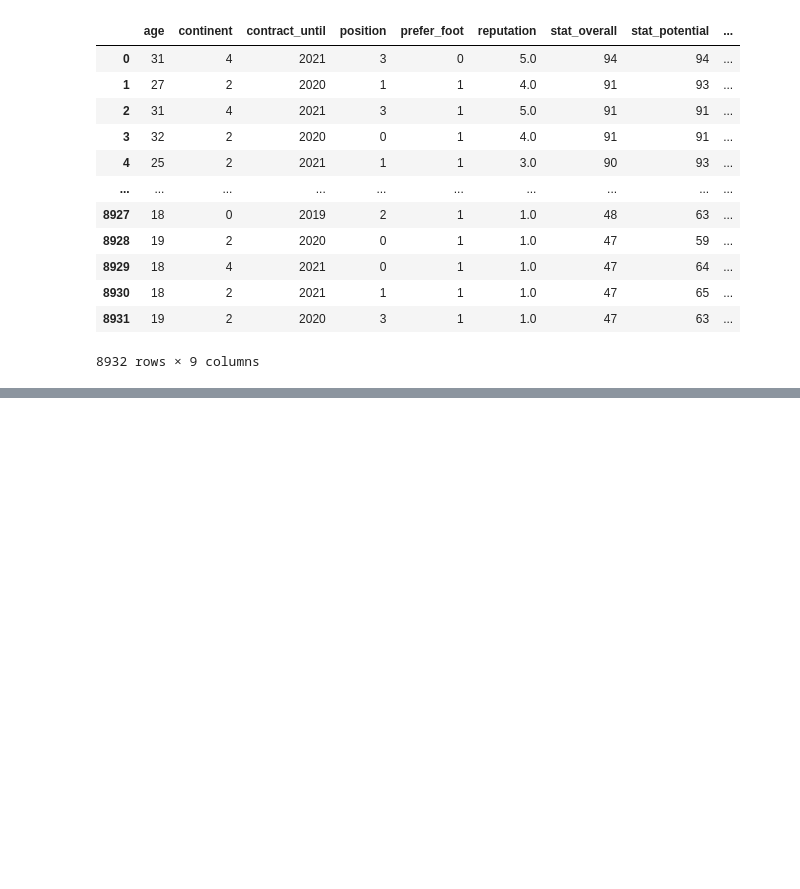
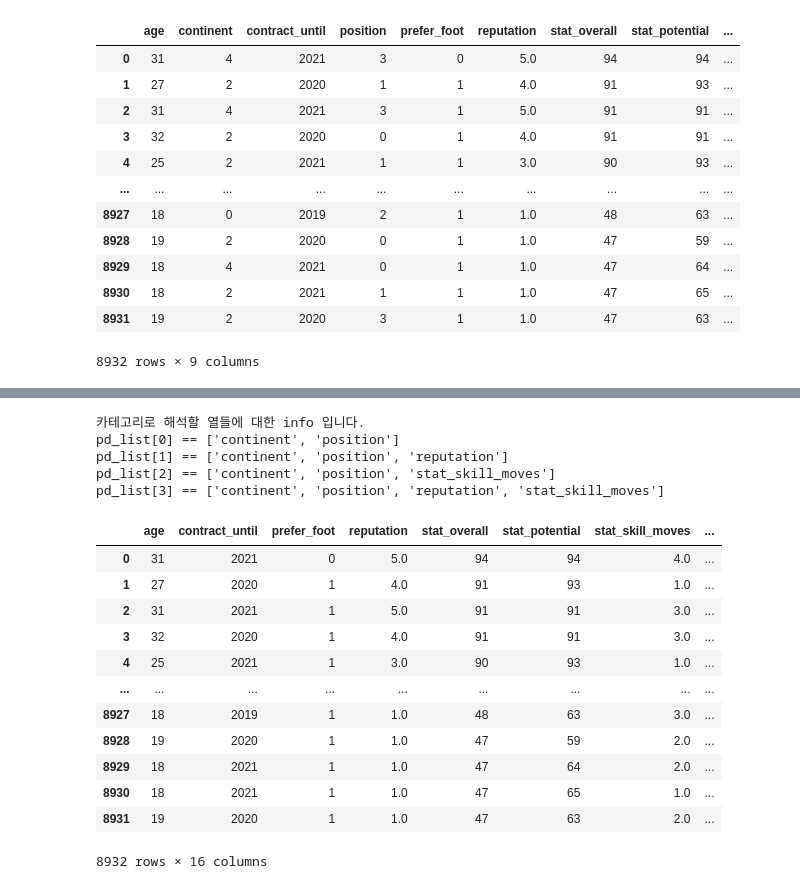
Before and after one commit to querkowe/fifa-pay-prediction, a Jupyter notebook: 03_work_code/ukseongchoi/DL.ipynb, the cells around one changed output, grey strips where cells are left out. Saved outputs shown, nothing was run; the diff lists cells and outputs as text; code cells hidden in the pictures; blank space fills up the shorter version.

```diff
--- a/03_work_code/ukseongchoi/DL.ipynb
+++ b/03_work_code/ukseongchoi/DL.ipynb
@@ -147,3 +143,19 @@ for j in range(len(categorics)):
     new_df = pd.concat([new_df , en_df], axis=1 )
 
   pd_list.append(new_df)
+# %%
+a='''
+카테고리로 해석할 열들에 대한 info 입니다.
+pd_list[0] == {}
+pd_list[1] == {}
+pd_list[2] == {}
+pd_list[3] == {}
+'''.format(categorics[0],categorics[1],categorics[2],categorics[3])
+
+print(a)
+# %% [output]
+카테고리로 해석할 열들에 대한 info 입니다.
+pd_list[0] == ['continent', 'position']
+pd_list[1] == ['continent', 'position', 'reputation']
+pd_list[2] == ['continent', 'position', 'stat_skill_moves']
+pd_list[3] == ['continent', 'position', 'reputation', 'stat_skill_moves']
@@ -150,2 +168,17 @@ for j in range(len(categorics)):
 # %%
-#pd_list[0]
+x_train = pd_list[0]
+x_train
+# %% [output]
+|  | age | contract_until | prefer_foot | reputation | stat_overall | stat_potential | stat_skill_moves | ... |
+| 0 | 31 | 2021 | 0 | 5.0 | 94 | 94 | 4.0 | ... |
+| 1 | 27 | 2020 | 1 | 4.0 | 91 | 93 | 1.0 | ... |
+| 2 | 31 | 2021 | 1 | 5.0 | 91 | 91 | 3.0 | ... |
+| 3 | 32 | 2020 | 1 | 4.0 | 91 | 91 | 3.0 | ... |
+| 4 | 25 | 2021 | 1 | 3.0 | 90 | 93 | 1.0 | ... |
+| ... | ... | ... | ... | ... | ... | ... | ... | ... |
+| 8927 | 18 | 2019 | 1 | 1.0 | 48 | 63 | 3.0 | ... |
+| 8928 | 19 | 2020 | 1 | 1.0 | 47 | 59 | 2.0 | ... |
+| 8929 | 18 | 2021 | 1 | 1.0 | 47 | 64 | 2.0 | ... |
+| 8930 | 18 | 2021 | 1 | 1.0 | 47 | 65 | 1.0 | ... |
+| 8931 | 19 | 2020 | 1 | 1.0 | 47 | 63 | 2.0 | ... |
+8932 rows × 16 columns
```
Also changed, not shown: parts of 19 cells of this notebook, 1 other file.
